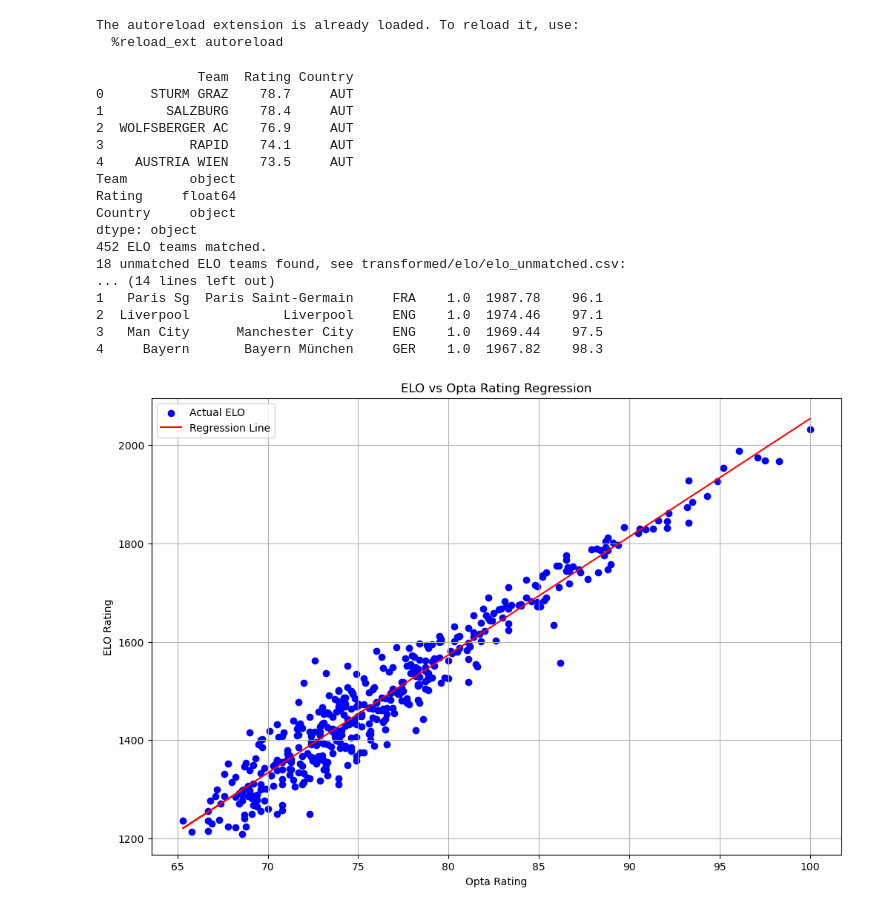
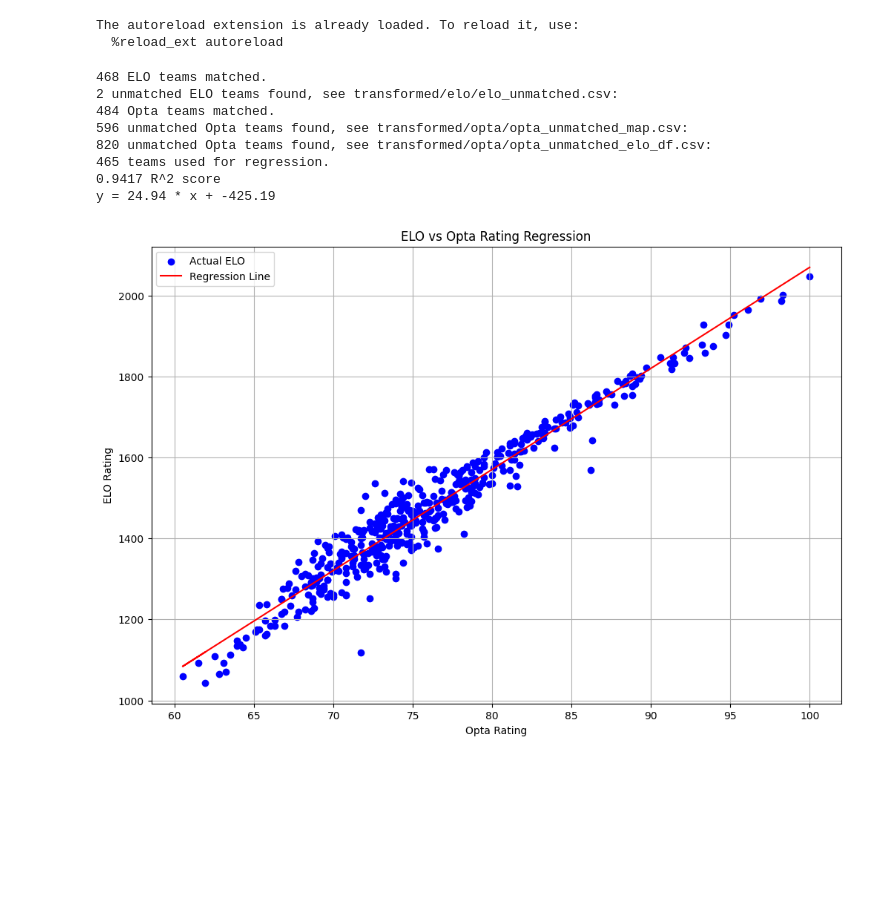
Before and after one commit to Michal-Zablocki/outrights-pred, a Jupyter notebook: working_version.ipynb, the cells around one changed output. Drawn from its saved outputs; the diff is of its cells as text; code cells hidden in the pictures; blank space fills up the shorter version.

```diff
--- a/working_version.ipynb
+++ b/working_version.ipynb
@@ -38,24 +70,15 @@ NUMBER_OF_SIMS = 10000
 # print(season_stdev)
 # elo_drift_df.head(20)
 # %%
-main_regression("POL", 1)
+main_regression()
 # %% [output]
-             Team  Rating Country
-0      STURM GRAZ    78.7     AUT
-1        SALZBURG    78.4     AUT
-2  WOLFSBERGER AC    76.9     AUT
-3           RAPID    74.1     AUT
-4    AUSTRIA WIEN    73.5     AUT
-Team        object
-Rating     float64
-Country     object
-dtype: object
-452 ELO teams matched.
-18 unmatched ELO teams found, see transformed/elo/elo_unmatched.csv:
-... (14 lines left out)
-1   Paris Sg  Paris Saint-Germain     FRA    1.0  1987.78    96.1
-2  Liverpool            Liverpool     ENG    1.0  1974.46    97.1
-3   Man City      Manchester City     ENG    1.0  1969.44    97.5
-4     Bayern       Bayern München     GER    1.0  1967.82    98.3
+468 ELO teams matched.
+2 unmatched ELO teams found, see transformed/elo/elo_unmatched.csv:
+484 Opta teams matched.
+596 unmatched Opta teams found, see transformed/opta/opta_unmatched_map.csv:
+820 unmatched Opta teams found, see transformed/opta/opta_unmatched_elo_df.csv:
+465 teams used for regression.
+0.9417 R^2 score
+y = 24.94 * x + -425.19
-[figure, old version]
+[figure, new version]
 # %%
```
Also changed, not shown: parts of 14 cells of this notebook, 8 other files.
